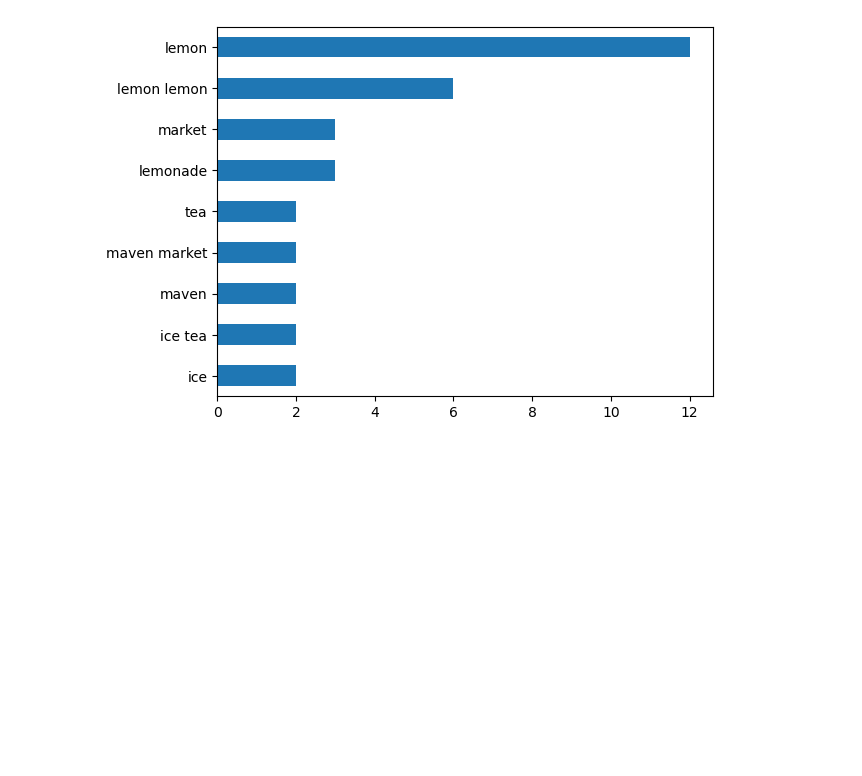
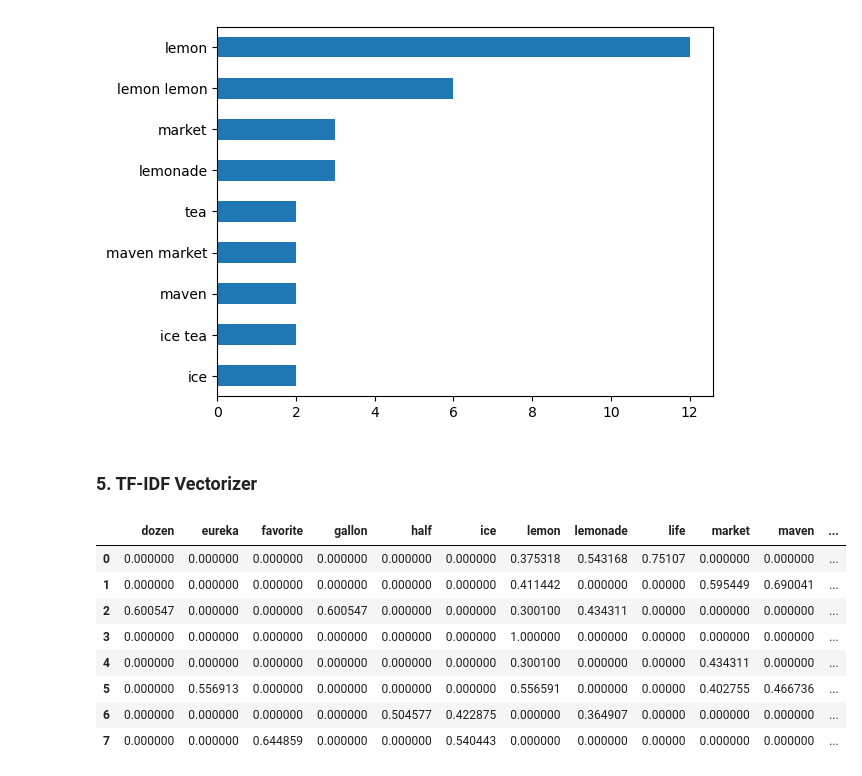
Before and after one commit to Camiloesp/PythonDataScience_NaturalLanguageProcessing, a Jupyter notebook: 2_TextPreprocessing.ipynb, the cells around one changed output. Saved outputs shown, nothing was run; the diff lists cells and outputs as text; code cells hidden in the pictures; blank space fills up the shorter version.

Commit message:
TF-IDF Vectorizer

```diff
--- a/2_TextPreprocessing.ipynb
+++ b/2_TextPreprocessing.ipynb
@@ -577,3 +577,22 @@ dtype: int64
 term_freq.sort_values().plot(kind='barh');
 # %% [output]
 [figure]
+# %% [markdown]
+### 5. TF-IDF Vectorizer
+# %%
+from sklearn.feature_extraction.text import TfidfVectorizer
+
+tv = TfidfVectorizer()
+tfidf = tv.fit_transform(series) # save as document term matrix
+tfidf_df = pd.DataFrame(tfidf.toarray(), columns=tv.get_feature_names_out())
+tfidf_df
+# %% [output]
+|  | dozen | eureka | favorite | gallon | half | ice | lemon | lemonade | life | market | maven | ... |
+| 0 | 0.000000 | 0.000000 | 0.000000 | 0.000000 | 0.000000 | 0.000000 | 0.375318 | 0.543168 | 0.75107 | 0.000000 | 0.000000 | ... |
+| 1 | 0.000000 | 0.000000 | 0.000000 | 0.000000 | 0.000000 | 0.000000 | 0.411442 | 0.000000 | 0.00000 | 0.595449 | 0.690041 | ... |
+| 2 | 0.600547 | 0.000000 | 0.000000 | 0.600547 | 0.000000 | 0.000000 | 0.300100 | 0.434311 | 0.00000 | 0.000000 | 0.000000 | ... |
+| 3 | 0.000000 | 0.000000 | 0.000000 | 0.000000 | 0.000000 | 0.000000 | 1.000000 | 0.000000 | 0.00000 | 0.000000 | 0.000000 | ... |
+| 4 | 0.000000 | 0.000000 | 0.000000 | 0.000000 | 0.000000 | 0.000000 | 0.300100 | 0.000000 | 0.00000 | 0.434311 | 0.000000 | ... |
+| 5 | 0.000000 | 0.556913 | 0.000000 | 0.000000 | 0.000000 | 0.000000 | 0.556591 | 0.000000 | 0.00000 | 0.402755 | 0.466736 | ... |
+| 6 | 0.000000 | 0.000000 | 0.000000 | 0.000000 | 0.504577 | 0.422875 | 0.000000 | 0.364907 | 0.00000 | 0.000000 | 0.000000 | ... |
+| 7 | 0.000000 | 0.000000 | 0.644859 | 0.000000 | 0.000000 | 0.540443 | 0.000000 | 0.000000 | 0.00000 | 0.000000 | 0.000000 | ... |
```
Also changed, not shown: parts of 2 cells of this notebook, 1 other file.
